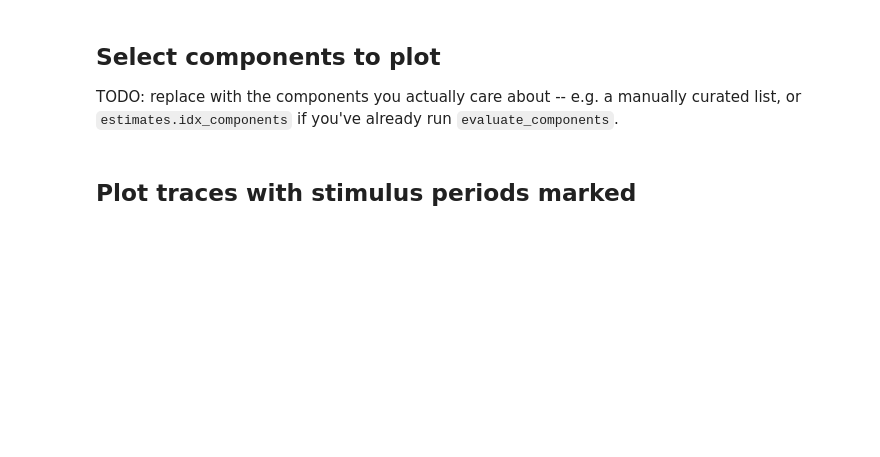
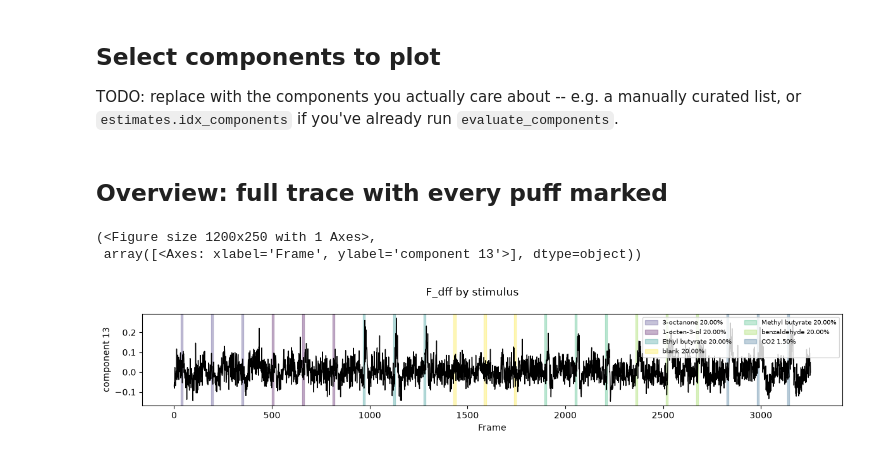
Before and after one commit to vgascue/npc_bootcamp_project, a Jupyter notebook: notebooks/plot_results_by_stimuli.ipynb, the cells around one changed output. Cells and saved outputs as stored; diff of their text form; code cells hidden in the pictures; blank space fills up the shorter version.

```diff
--- a/notebooks/plot_results_by_stimuli.ipynb
+++ b/notebooks/plot_results_by_stimuli.ipynb
@@ -12,8 +12,8 @@ from caiman.source_extraction.cnmf.cnmf import load_CNMF
 # %% [markdown]
 ## Load results
 # %%
-output_dir = Path('../data/processed/2026_05_19_animal_1')
-results_path = output_dir / 'cnmf_results.hdf5'
+output_dir = Path('/Users/vgascue/Documents/Ca_data_being_processed/Processed/SynologyDrive/2026_09_01_Animal_1')
+results_path = output_dir / 'cnmf_results_4.hdf5'
 
 cnm = load_CNMF(str(results_path))
 estimates = cnm.estimates
@@ -43,0 +48,4 @@ stimulus_colors = {
+# %%
+import pandas as pd
+stimulus_info = pd.read_csv(output_dir / 'stim_info.csv', header=0)
+stimulus_info.head(10)
@@ -43,0 +155,12 @@ stimulus_colors = {
+# %%
+baseline_seconds = 10   # seconds of baseline before each puff, within its cycle
+cycle_frames = 155      # exact frame count of one repetition cycle (baseline + puff + recovery)
+n_reps = 3              # number of repeated puffs per run/condition
+
+stitch_order = [int(line) for line in (output_dir / 'stitch_order.txt').read_text().splitlines() if line.strip()]
+fr = cnm.params.get('data', 'fr')
+total_frames = estimates.F_dff.shape[1]
+
+trials = build_trials(stimulus_info, stitch_order, fr, baseline_seconds, cycle_frames, n_reps,
+                       total_frames=total_frames)
+trials.head(6)
@@ -52,25 +181,39 @@ component_subset = [0, 1, 2]
-# %% [markdown]
-## Plot traces with stimulus periods marked
+# %%
+component_subset = [13]
+# %% [markdown]
+## Overview: full trace with every puff marked
 # %%
-def plot_traces_by_stimulus(estimates, component_subset, stimulus_epochs, stimulus_colors, trace='F_dff'):
+def plot_traces_by_stimulus(estimates, component_subset, trials, condition_cols=('stim', 'concentration'),
+                             trace='F_dff', cmap='viridis'):
+    condition_cols = list(condition_cols)
     traces = getattr(estimates, trace)
+    order = _sorted_conditions(trials, condition_cols)
+    colormap = plt.get_cmap(cmap)
+    color_map = {combo: colormap(i / max(len(order) - 1, 1)) for i, combo in enumerate(order)}
+
     fig, axes = plt.subplots(len(component_subset), 1, figsize=(12, 2.5 * len(component_subset)), sharex=True)
     axes = np.atleast_1d(axes)
 
     labeled = set()
     for ax, idx in zip(axes, component_subset):
         ax.plot(traces[idx], color='black', linewidth=1)
-        for label, start, end in stimulus_epochs:
-            ax.axvspan(start, end, color=stimulus_colors.get(label, 'gray'), alpha=0.3,
+        for _, t in trials.iterrows():
+            combo = tuple(t[condition_cols])
+            label = _condition_label(combo)
+            ax.axvspan(t['onset_frame'], t['offset_frame'], color=color_map[combo], alpha=0.3,
                        label=label if label not in labeled else None)
             labeled.add(label)
         ax.set_ylabel(f'component {idx}')
 
-    axes[0].legend(loc='upper right')
+    axes[0].legend(loc='upper right', fontsize=7, ncol=2)
     axes[-1].set_xlabel('Frame')
     fig.suptitle(f'{trace} by stimulus')
     fig.tight_layout()
     return fig, axes
 
 
-plot_traces_by_stimulus(estimates, component_subset, stimulus_epochs, stimulus_colors)
+plot_traces_by_stimulus(estimates, component_subset, trials)
+# %% [output]
+(<Figure size 1200x250 with 1 Axes>,
+ array([<Axes: xlabel='Frame', ylabel='component 13'>], dtype=object))
+[figure, added]
```
Also changed, not shown: parts of 15 cells of this notebook, 5 other files.
